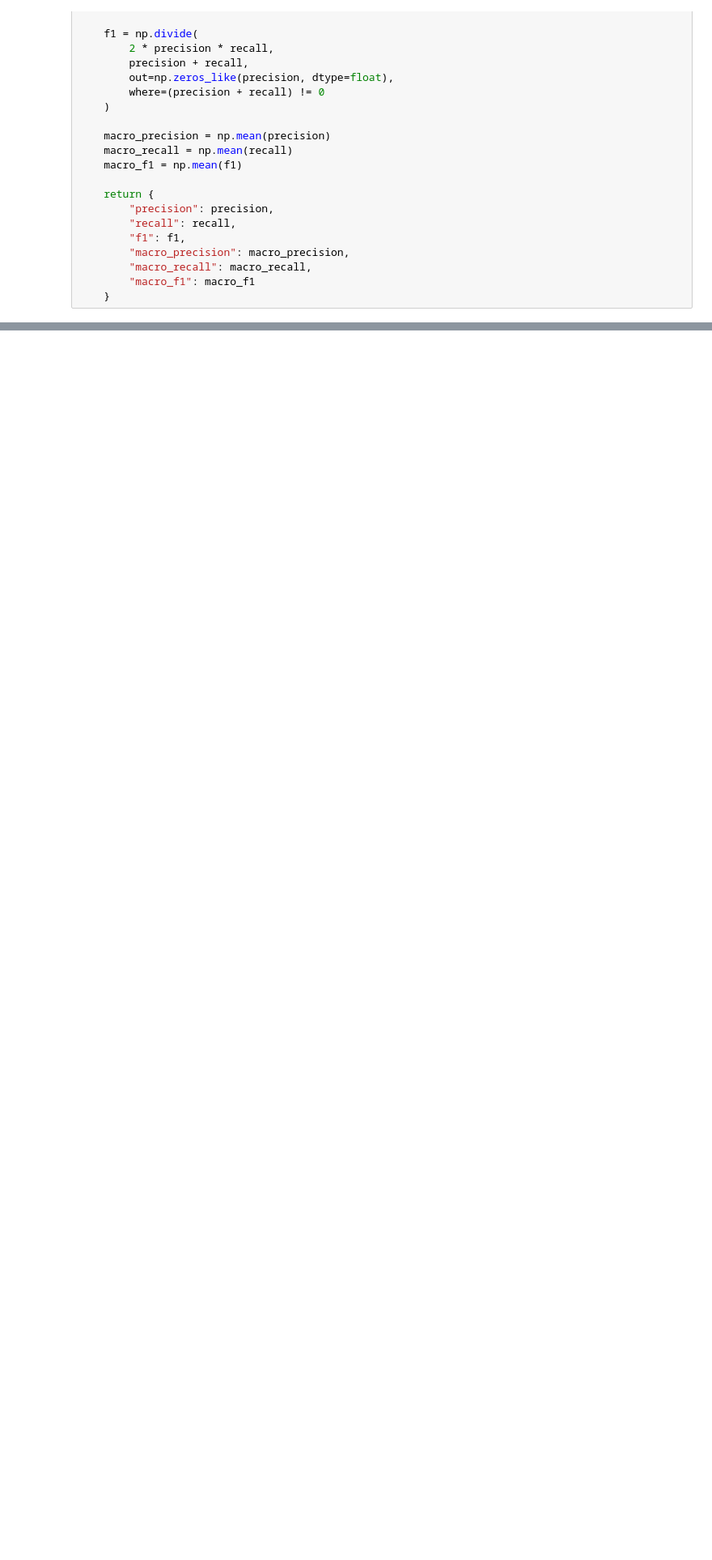
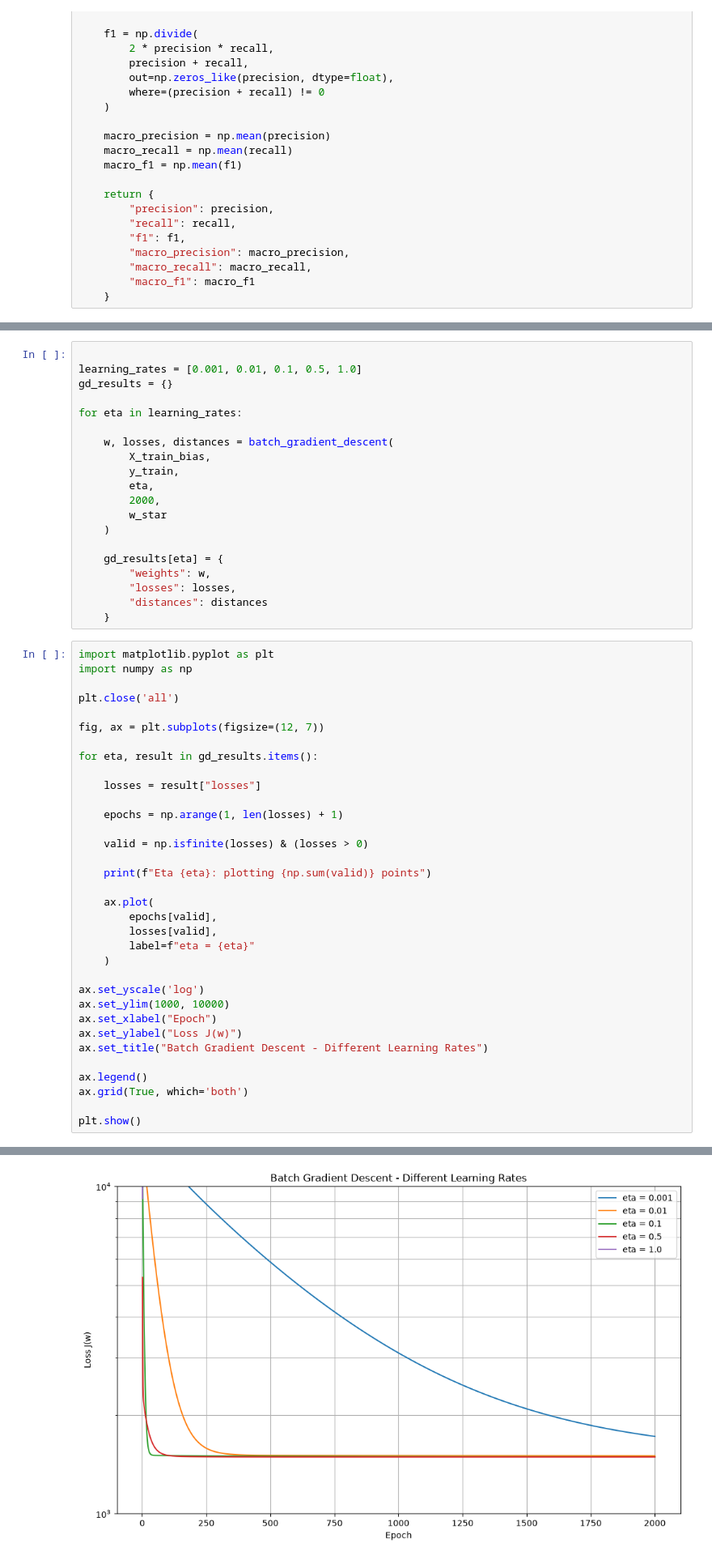
Before and after one commit to asmaa580/Linear-Models-and-Support-Vector-Machines, a Jupyter notebook: notebbok1.ipynb, the cells around one changed output, grey strips where cells are left out. Shown at 81% size. Saved outputs shown, nothing was run; the diff lists cells and outputs as text; blank space fills up the shorter version.

```diff
--- a/notebbok1.ipynb
+++ b/notebbok1.ipynb
@@ -213,0 +554,55 @@ def classification_metrics(cm):
+# %%
+
+learning_rates = [0.001, 0.01, 0.1, 0.5, 1.0]
+gd_results = {}
+
+for eta in learning_rates:
+
+    w, losses, distances = batch_gradient_descent(
+        X_train_bias,
+        y_train,
+        eta,
+        2000,
+        w_star
+    )
+
+    gd_results[eta] = {
+        "weights": w,
+        "losses": losses,
+        "distances": distances
+    }
+# %%
+import matplotlib.pyplot as plt
+import numpy as np
+
+plt.close('all')
+
+fig, ax = plt.subplots(figsize=(12, 7))
+
+for eta, result in gd_results.items():
+
+    losses = result["losses"]
+
+    epochs = np.arange(1, len(losses) + 1)
+
+    valid = np.isfinite(losses) & (losses > 0)
+
+    print(f"Eta {eta}: plotting {np.sum(valid)} points")
+
+    ax.plot(
+        epochs[valid],
+        losses[valid],
+        label=f"eta = {eta}"
+    )
+
+ax.set_yscale('log')
+ax.set_ylim(1000, 10000)
+ax.set_xlabel("Epoch")
+ax.set_ylabel("Loss J(w)")
+ax.set_title("Batch Gradient Descent - Different Learning Rates")
+
+ax.legend()
+ax.grid(True, which='both')
+
+plt.show()
+# %% [output]
@@ -213,0 +614 @@ def classification_metrics(cm):
+[figure, added]
```
Also changed, not shown: parts of 70 cells of this notebook.
